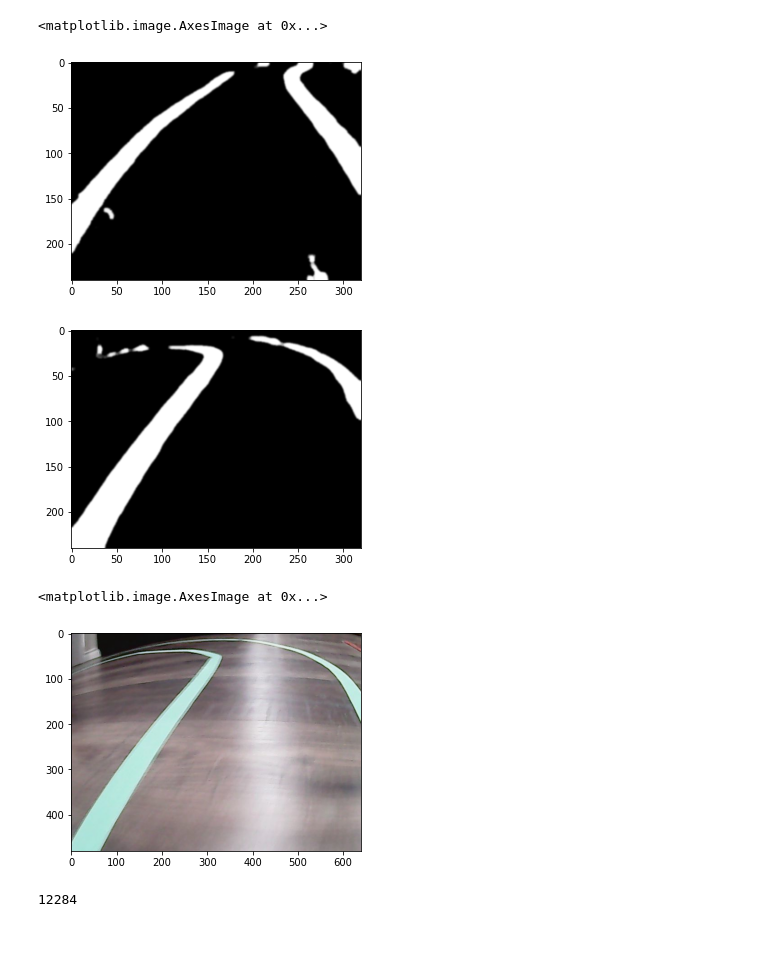
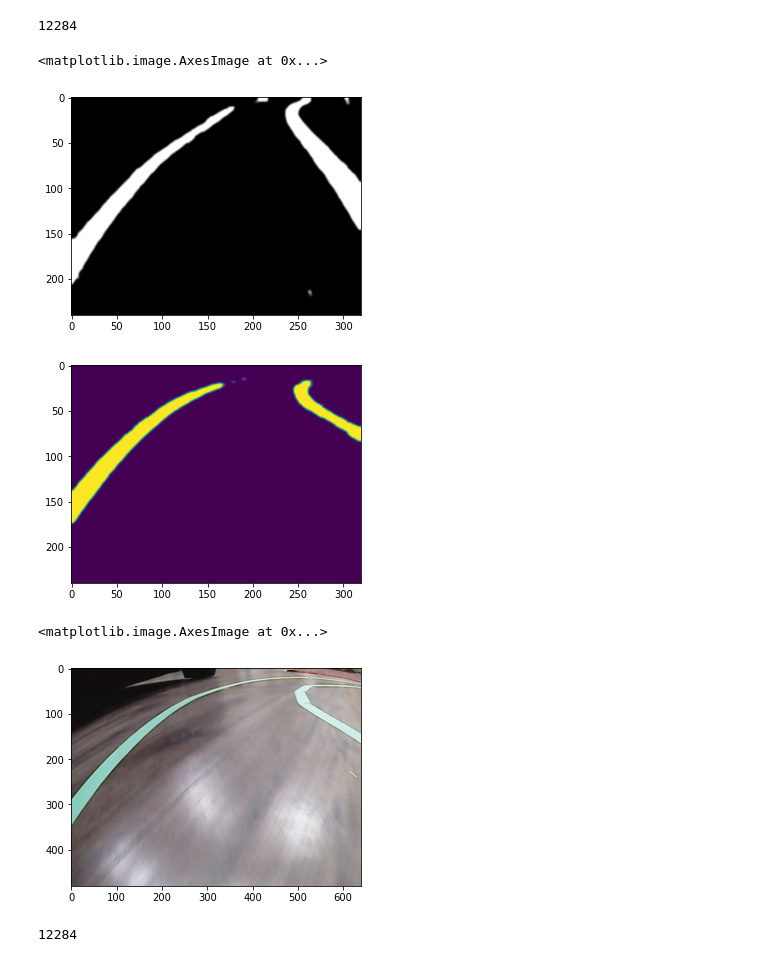
Before and after one commit to AndreCox/L2A, a Jupyter notebook: NeuralNet/neural.ipynb, the cells around one changed output. Drawn from its saved outputs; the diff is of its cells as text; code cells hidden in the pictures.

```diff
--- a/NeuralNet/neural.ipynb
+++ b/NeuralNet/neural.ipynb
@@ -61,6 +42,10 @@ while True:
 
     except Exception as e:
         break
+# %%
+print(len(frames))
+# %% [output]
+12284
 # %%
 # load in the steering data from the csv file
 steering = []
@@ -82,7 +67,7 @@ for i in range(len(frames)):
     # isolate green channel
     hsv = cv.cvtColor(blur, cv.COLOR_BGR2HSV)
     # isolate green channel
-    mask = cv.inRange(hsv, (10, 0, 40), (80, 255, 240))
+    mask = cv.inRange(hsv, (10, 10, 80), (80, 255, 250))
     mask = cv.GaussianBlur(mask, (5, 5), 0)
     mask = cv.erode(mask, None, iterations=2)
     mask = cv.dilate(mask, None, iterations=2)
@@ -101,15 +86,16 @@ for i in range(len(frames)):
 plt.imshow(processedFrames[0], cmap='gray')
 # %% [output]
 <matplotlib.image.AxesImage at 0x...>
-[figure, old version]
+[figure, new version]
 # %%
-plt.imshow(processedFrames[1700], cmap='gray')
+randomFrameNumber = np.random.randint(0, len(processedFrames))
+plt.imshow(processedFrames[randomFrameNumber])
 plt.show()
-plt.imshow(frames[1700], cmap='gray')
+plt.imshow(frames[randomFrameNumber])
 # %% [output]
-[figure, old version]
+[figure, new version]
 <matplotlib.image.AxesImage at 0x...>
-[figure, old version]
+[figure, new version]
 # %%
 processedFrames = np.array(processedFrames)
 print(len(processedFrames))
```
Also changed, not shown: parts of 6 cells of this notebook, 4 other files.
